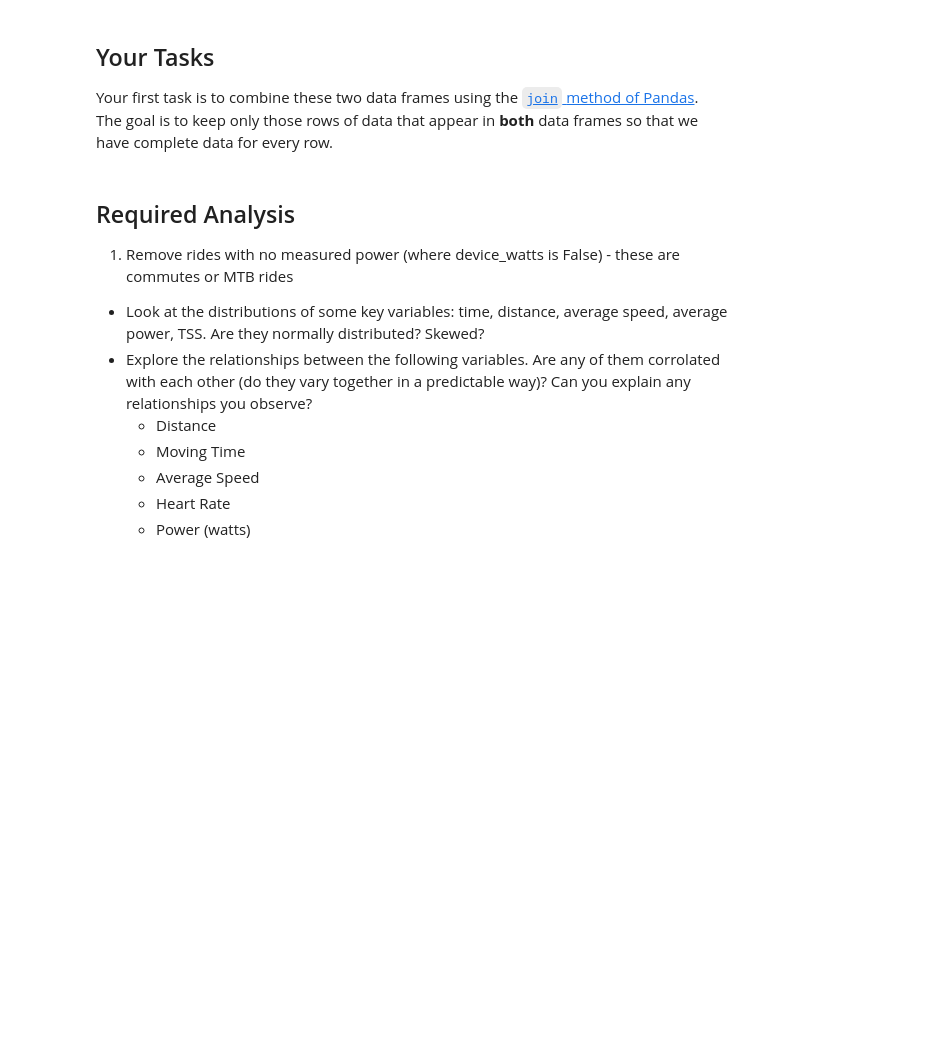
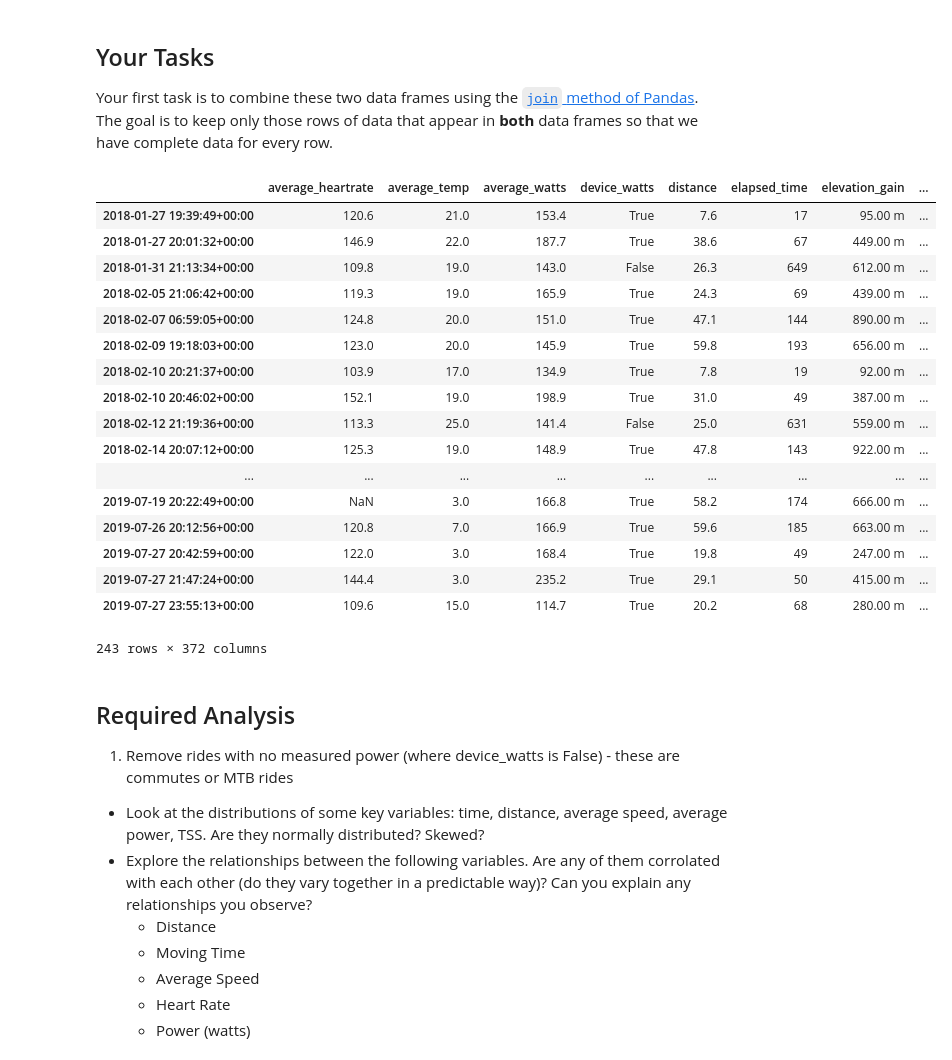
Before and after one commit to shubhamrana2374/Portfolio, a Jupyter notebook: Portfolio 1.ipynb, the cells around one changed output. Drawn from its saved outputs; the diff is of its cells as text; code cells hidden in the pictures; blank space fills up the shorter version.

```diff
--- a/Portfolio 1.ipynb
+++ b/Portfolio 1.ipynb
@@ -20,5 +20,5 @@ recorded in a different timezone (UTC) so we need to do a bit of conversion.  In
 setting the index of the data frame to be the datetime of the ride.
 # %%
 strava = pd.read_csv('data/strava_export.csv', index_col='date', parse_dates=True)
-strava.index = strava.index.tz_localize('UTC')
+strava.index = strava.index.tz_convert('UTC')
 strava.head()
@@ -71,6 +87,28 @@ Some of the GoldenCheetah parameters are defined [in thier documentation](https:
 
 Your first task is to combine these two data frames using the [`join` method of Pandas](https://pandas.pydata.org/pandas-docs/stable/user_guide/merging.html#joining-on-index).   The goal is to keep only those rows of data
 that appear in __both__ data frames so that we have complete data for every row.
+# %%
+str_cth_join=strava.join(cheetah,how='inner')
+str_cth_join
+# %% [output]
+|  | average_heartrate | average_temp | average_watts | device_watts | distance | elapsed_time | elevation_gain | ... |
+| 2018-01-27 19:39:49+00:00 | 120.6 | 21.0 | 153.4 | True | 7.6 | 17 | 95.00 m | ... |
+| 2018-01-27 20:01:32+00:00 | 146.9 | 22.0 | 187.7 | True | 38.6 | 67 | 449.00 m | ... |
+| 2018-01-31 21:13:34+00:00 | 109.8 | 19.0 | 143.0 | False | 26.3 | 649 | 612.00 m | ... |
+| 2018-02-05 21:06:42+00:00 | 119.3 | 19.0 | 165.9 | True | 24.3 | 69 | 439.00 m | ... |
+| 2018-02-07 06:59:05+00:00 | 124.8 | 20.0 | 151.0 | True | 47.1 | 144 | 890.00 m | ... |
+| 2018-02-09 19:18:03+00:00 | 123.0 | 20.0 | 145.9 | True | 59.8 | 193 | 656.00 m | ... |
+| 2018-02-10 20:21:37+00:00 | 103.9 | 17.0 | 134.9 | True | 7.8 | 19 | 92.00 m | ... |
+| 2018-02-10 20:46:02+00:00 | 152.1 | 19.0 | 198.9 | True | 31.0 | 49 | 387.00 m | ... |
+| 2018-02-12 21:19:36+00:00 | 113.3 | 25.0 | 141.4 | False | 25.0 | 631 | 559.00 m | ... |
+| 2018-02-14 20:07:12+00:00 | 125.3 | 19.0 | 148.9 | True | 47.8 | 143 | 922.00 m | ... |
+| ... | ... | ... | ... | ... | ... | ... | ... | ... |
+| 2019-07-19 20:22:49+00:00 | NaN | 3.0 | 166.8 | True | 58.2 | 174 | 666.00 m | ... |
+| 2019-07-26 20:12:56+00:00 | 120.8 | 7.0 | 166.9 | True | 59.6 | 185 | 663.00 m | ... |
+| 2019-07-27 20:42:59+00:00 | 122.0 | 3.0 | 168.4 | True | 19.8 | 49 | 247.00 m | ... |
+| 2019-07-27 21:47:24+00:00 | 144.4 | 3.0 | 235.2 | True | 29.1 | 50 | 415.00 m | ... |
+| 2019-07-27 23:55:13+00:00 | 109.6 | 15.0 | 114.7 | True | 20.2 | 68 | 280.00 m | ... |
+243 rows × 372 columns
 # %% [markdown]
 ## Required Analysis
 
```
Also changed, not shown: parts of 4 cells of this notebook, 1 other file.
